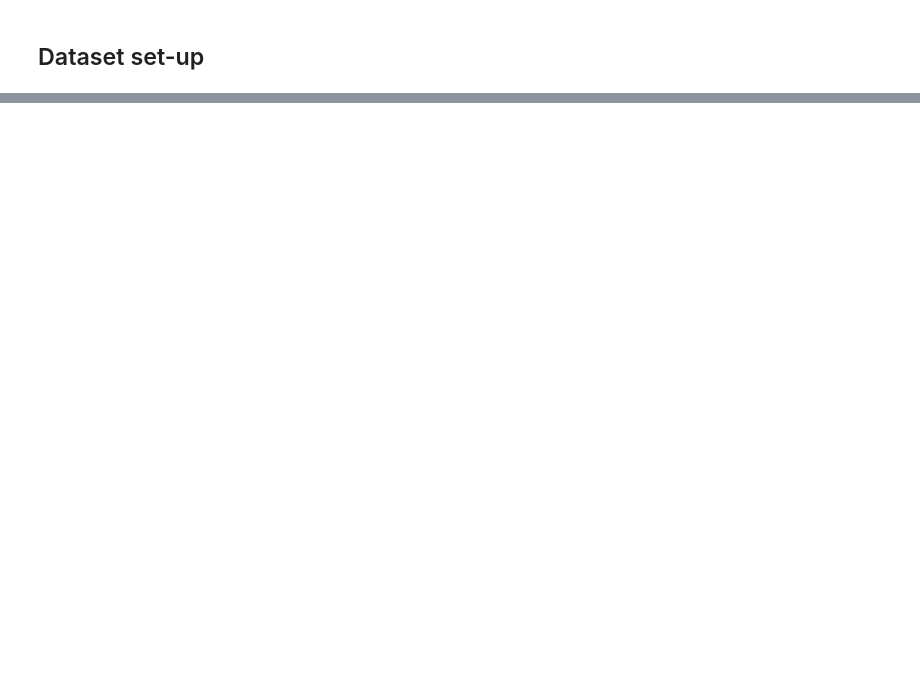
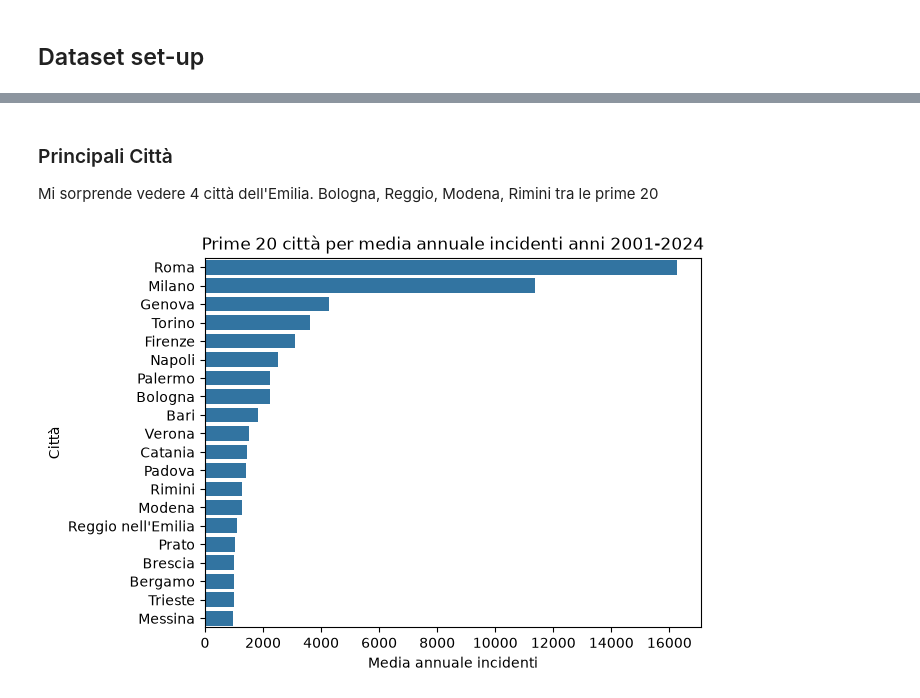
Before and after one commit to giuliocipone-lang/Boolean_capstone_project, a Jupyter notebook: EDA.ipynb, the cells around one changed output, grey strips where cells are left out. Saved outputs shown, nothing was run; the diff lists cells and outputs as text; code cells hidden in the pictures; blank space fills up the shorter version.

```diff
--- a/EDA.ipynb
+++ b/EDA.ipynb
@@ -178,0 +64,4 @@ df_filtered.groupby('Codice Comune', as_index=False)[['Popolazione','Incidentix1
+# %%
+df[df['Nome Comune'].isnull()]
+df['Nome Comune'] = df['Nome Comune'].fillna('None')
+df.isnull().sum()
@@ -178,0 +93,12 @@ df_filtered.groupby('Codice Comune', as_index=False)[['Popolazione','Incidentix1
+# %% [markdown]
+### Principali Città
+
+Mi sorprende vedere 4 città dell'Emilia. Bologna, Reggio, Modena, Rimini tra le prime 20
+# %%
+df.groupby(['Nome Comune', 'Codice Comune'], as_index=False)['Incidenti'].mean().sort_values('Incidenti', ascending=False).head(20)
+sns.barplot(x='Incidenti', y='Nome Comune', data=df.groupby(['Nome Comune', 'Codice Comune'], as_index=False)['Incidenti'].mean().sort_values('Incidenti', ascending=False).head(20)).set(
+title='Prime 20 città per media annuale incidenti anni 2001-2024',
+xlabel='Media annuale incidenti',
+ylabel='Città');
+# %% [output]
+[figure, added]
```
Also changed, not shown: parts of 39 cells of this notebook, 1 other file.
